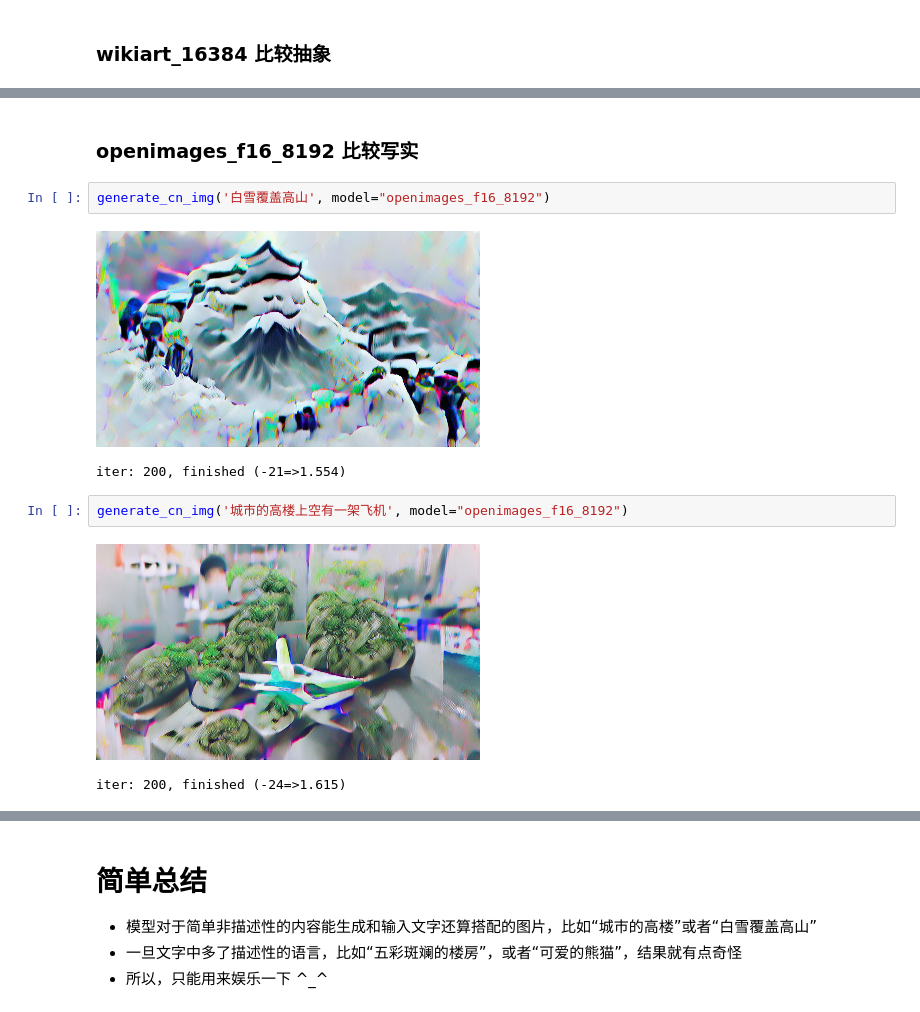
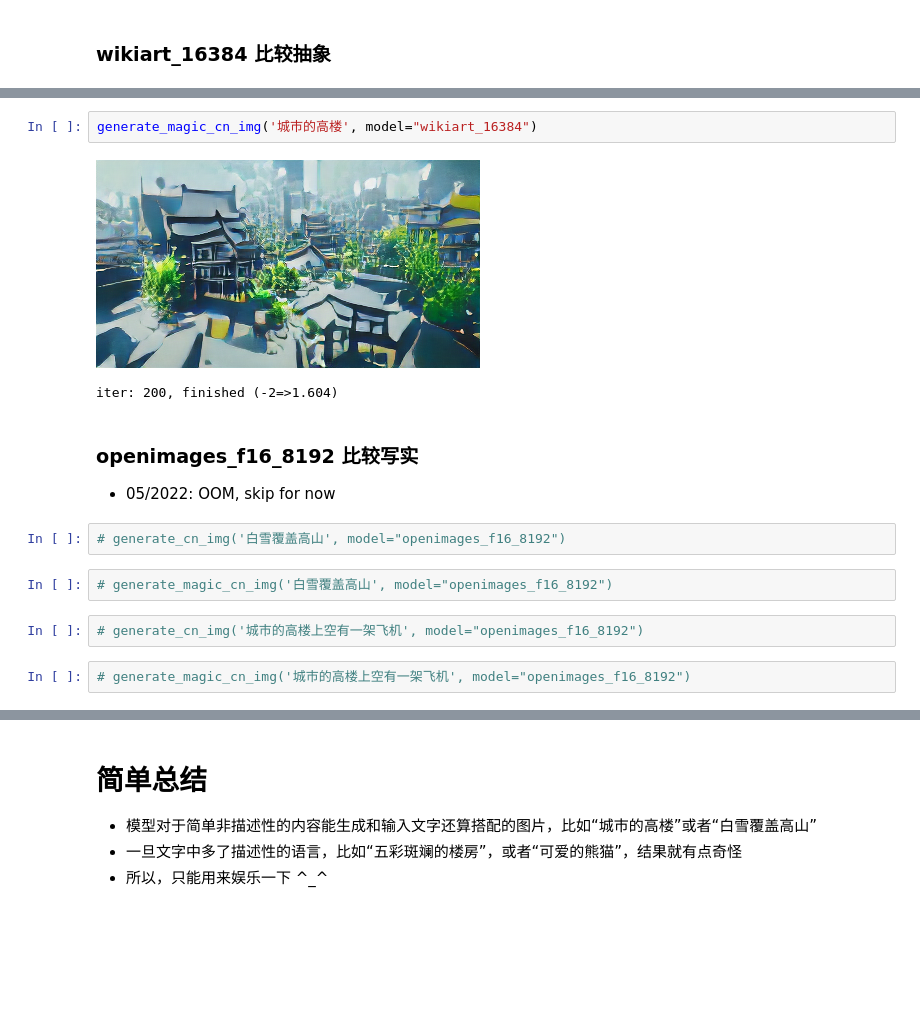
Before and after one commit to hululuzhu/cn-text-to-pic, a Jupyter notebook: cn_text_to_image_demo.ipynb, the cells around one changed output, grey strips where cells are left out. Saved outputs shown, nothing was run; the diff lists cells and outputs as text; blank space fills up the shorter version.

```diff
--- a/cn_text_to_image_demo.ipynb
+++ b/cn_text_to_image_demo.ipynb
@@ -146,13 +165,17 @@ iter: 200, finished (-16=>1.63)
+# %%
+generate_magic_cn_img('城市的高楼', model="wikiart_16384")
+# %% [output]
+[figure, added]
+iter: 200, finished (-2=>1.604)
 # %% [markdown]
 ### openimages_f16_8192 比较写实
+- 05/2022: OOM, skip for now
 # %%
-generate_cn_img('白雪覆盖高山', model="openimages_f16_8192")
+# generate_cn_img('白雪覆盖高山', model="openimages_f16_8192")
-# %% [output]
-[figure, removed]
-iter: 200, finished (-21=>1.554)
+# %%
+# generate_magic_cn_img('白雪覆盖高山', model="openimages_f16_8192")
 # %%
-generate_cn_img('城市的高楼上空有一架飞机', model="openimages_f16_8192")
+# generate_cn_img('城市的高楼上空有一架飞机', model="openimages_f16_8192")
-# %% [output]
-[figure, removed]
-iter: 200, finished (-24=>1.615)
+# %%
+# generate_magic_cn_img('城市的高楼上空有一架飞机', model="openimages_f16_8192")
 # %%
```
Also changed, not shown: parts of 17 cells of this notebook.
